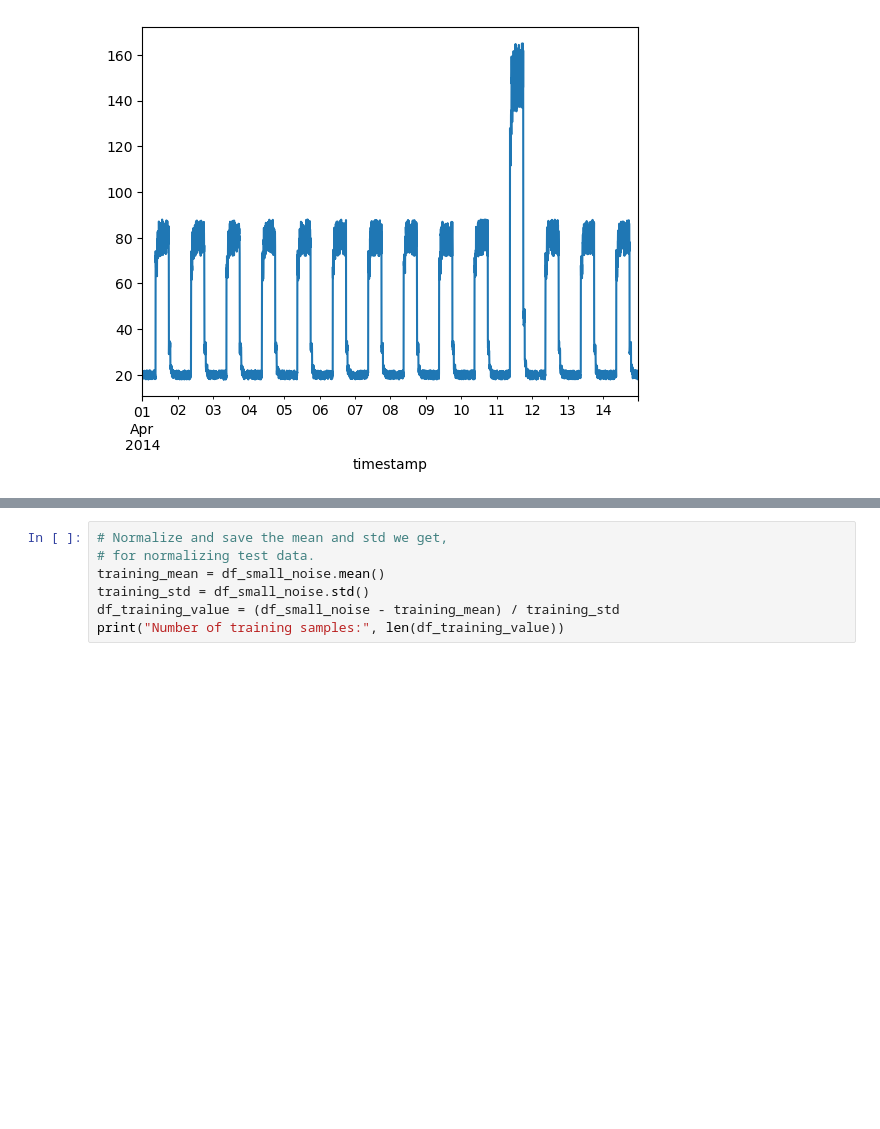
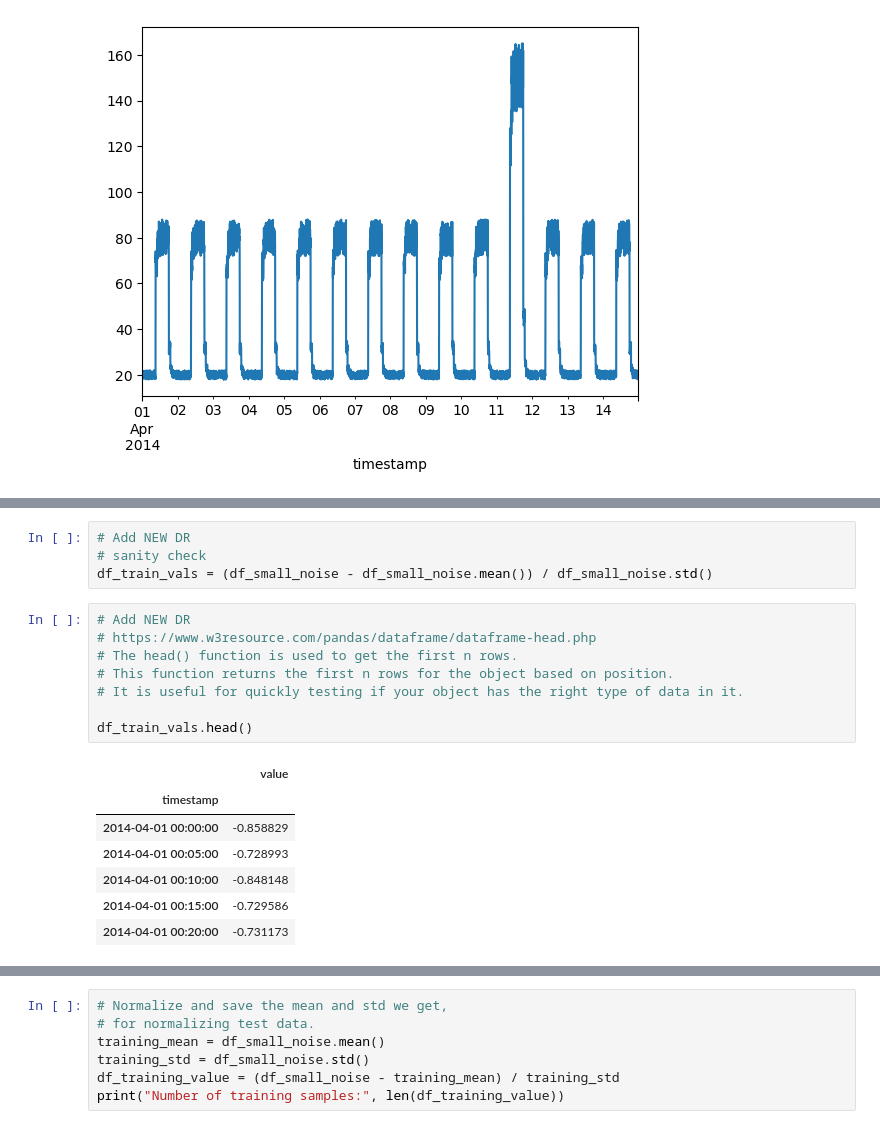
Before and after one commit to DPR-droid/2022_09_Machine_Learning_and_Statistics, a Jupyter notebook: Anomaly_detection.ipynb, the cells around one changed output, grey strips where cells are left out. Cells and saved outputs as stored; diff of their text form; blank space fills up the shorter version.

```diff
--- a/Anomaly_detection.ipynb
+++ b/Anomaly_detection.ipynb
@@ -75,0 +110,20 @@ plt.show()
+# %%
+# Add NEW DR
+# sanity check
+df_train_vals = (df_small_noise - df_small_noise.mean()) / df_small_noise.std()
+# %%
+# Add NEW DR
+# https://www.w3resource.com/pandas/dataframe/dataframe-head.php
+# The head() function is used to get the first n rows.
+# This function returns the first n rows for the object based on position.
+# It is useful for quickly testing if your object has the right type of data in it.
+
+df_train_vals.head()
+# %% [output]
+|  | value |
+| timestamp |  |
+| 2014-04-01 00:00:00 | -0.858829 |
+| 2014-04-01 00:05:00 | -0.728993 |
+| 2014-04-01 00:10:00 | -0.848148 |
+| 2014-04-01 00:15:00 | -0.729586 |
+| 2014-04-01 00:20:00 | -0.731173 |
```
Also changed, not shown: parts of 27 cells of this notebook, 1 other file.
